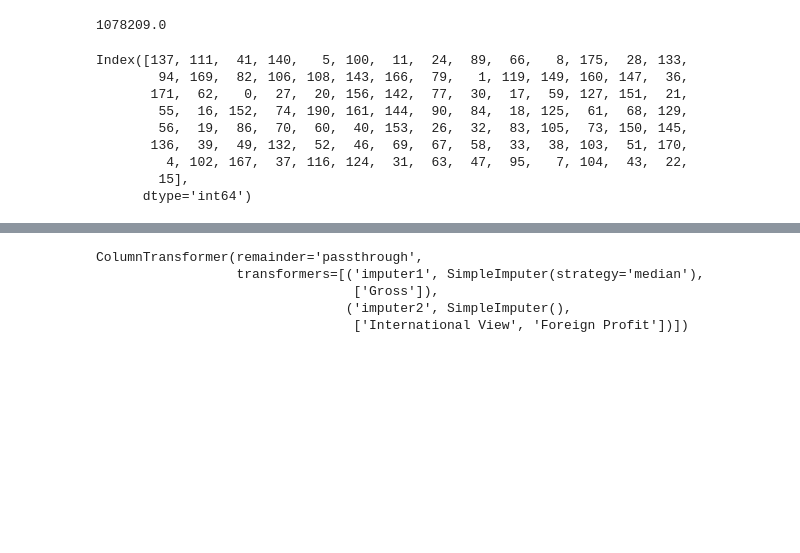
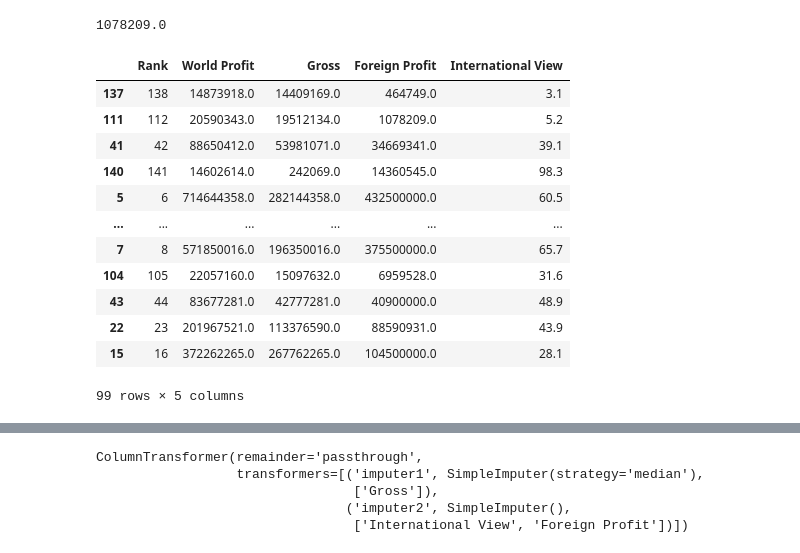
Before and after one commit to Razakhan143/AI-Artificial-Inteligence-, a Jupyter notebook: ML practice/Feature Engineering/handling_missing.ipynb, the cells around one changed output, grey strips where cells are left out. Drawn from its saved outputs; the diff is of its cells as text; code cells hidden in the pictures; blank space fills up the shorter version.

```diff
--- a/ML practice/Feature Engineering/handling_missing.ipynb
+++ b/ML practice/Feature Engineering/handling_missing.ipynb
@@ -228,18 +253,22 @@ dn = X_train
 # %%
 X_train = X_train.dropna(subset=['World Profit', 'Gross', 'Foreign Profit', 'International View'])
 dn = X_train
-# %%
-ind
-# %% [output]
-Index([137, 111,  41, 140,   5, 100,  11,  24,  89,  66,   8, 175,  28, 133,
-        94, 169,  82, 106, 108, 143, 166,  79,   1, 119, 149, 160, 147,  36,
-       171,  62,   0,  27,  20, 156, 142,  77,  30,  17,  59, 127, 151,  21,
-        55,  16, 152,  74, 190, 161, 144,  90,  84,  18, 125,  61,  68, 129,
-        56,  19,  86,  70,  60,  40, 153,  26,  32,  83, 105,  73, 150, 145,
-       136,  39,  49, 132,  52,  46,  69,  67,  58,  33,  38, 103,  51, 170,
-         4, 102, 167,  37, 116, 124,  31,  63,  47,  95,   7, 104,  43,  22,
-        15],
-      dtype='int64')
+# %%
+dn
+# %% [output]
+|  | Rank | World Profit | Gross | Foreign Profit | International View |
+| 137 | 138 | 14873918.0 | 14409169.0 | 464749.0 | 3.1 |
+| 111 | 112 | 20590343.0 | 19512134.0 | 1078209.0 | 5.2 |
+| 41 | 42 | 88650412.0 | 53981071.0 | 34669341.0 | 39.1 |
+| 140 | 141 | 14602614.0 | 242069.0 | 14360545.0 | 98.3 |
+| 5 | 6 | 714644358.0 | 282144358.0 | 432500000.0 | 60.5 |
+| ... | ... | ... | ... | ... | ... |
+| 7 | 8 | 571850016.0 | 196350016.0 | 375500000.0 | 65.7 |
+| 104 | 105 | 22057160.0 | 15097632.0 | 6959528.0 | 31.6 |
+| 43 | 44 | 83677281.0 | 42777281.0 | 40900000.0 | 48.9 |
+| 22 | 23 | 201967521.0 | 113376590.0 | 88590931.0 | 43.9 |
+| 15 | 16 | 372262265.0 | 267762265.0 | 104500000.0 | 28.1 |
+99 rows × 5 columns
 # %%
 import random
 
```
Also changed, not shown: parts of 13 cells of this notebook.
